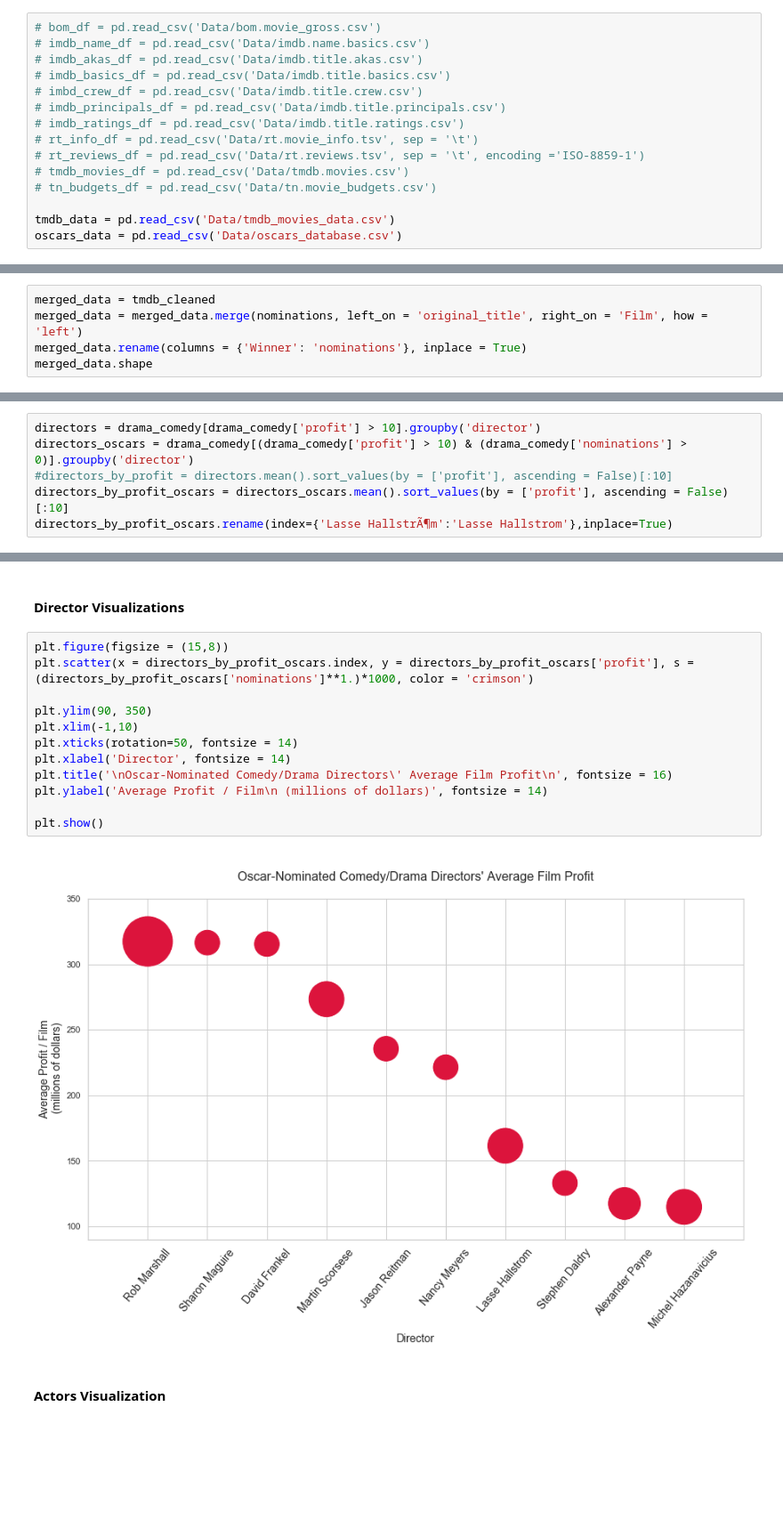
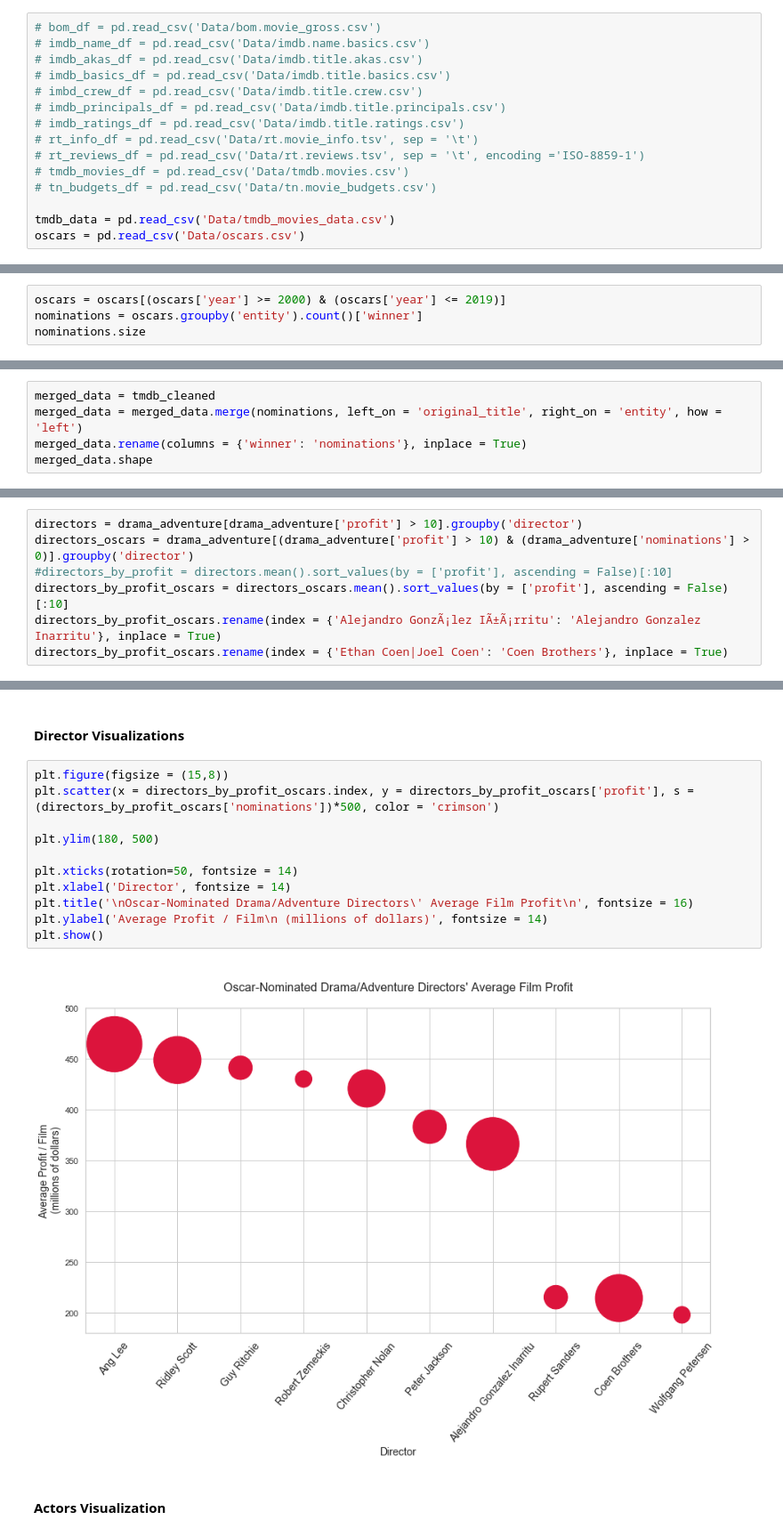
Before and after one commit to Seb-Bas/module_one_project, a Jupyter notebook: technical_nb.ipynb, the cells around one changed output, grey strips where cells are left out. Shown: that part at 89% size. Saved outputs shown, nothing was run; the diff lists cells and outputs as text; blank space fills up the shorter version.

```diff
--- a/technical_nb.ipynb
+++ b/technical_nb.ipynb
@@ -25,7 +25,7 @@ sns.set(style="whitegrid")
 # tn_budgets_df = pd.read_csv('Data/tn.movie_budgets.csv')
 
 tmdb_data = pd.read_csv('Data/tmdb_movies_data.csv')
-oscars_data = pd.read_csv('Data/oscars_database.csv')
+oscars = pd.read_csv('Data/oscars.csv')
 # %% [markdown]
 ## Data Cleaning
 # %% [markdown]
@@ -42,0 +33,4 @@ nominations.size
+# %%
+oscars = oscars[(oscars['year'] >= 2000) & (oscars['year'] <= 2019)]
+nominations = oscars.groupby('entity').count()['winner']
+nominations.size
@@ -62,8 +58,8 @@ tmdb_cleaned.shape
 #### Merge Data
 # %%
 merged_data = tmdb_cleaned
-merged_data = merged_data.merge(nominations, left_on = 'original_title', right_on = 'Film', how = 'left')
-merged_data.rename(columns = {'Winner': 'nominations'}, inplace = True)
+merged_data = merged_data.merge(nominations, left_on = 'original_title', right_on = 'entity', how = 'left')
+merged_data.rename(columns = {'winner': 'nominations'}, inplace = True)
 merged_data.shape
 # %% [output]
 (7121, 15)
@@ -124,7 +120,8 @@ print(len(drama_adventure_oscars['original_title']), len(drama_fantasy_oscars['o
 # %%
-directors = drama_comedy[drama_comedy['profit'] > 10].groupby('director')
-directors_oscars = drama_comedy[(drama_comedy['profit'] > 10) & (drama_comedy['nominations'] > 0)].groupby('director')
+directors = drama_adventure[drama_adventure['profit'] > 10].groupby('director')
+directors_oscars = drama_adventure[(drama_adventure['profit'] > 10) & (drama_adventure['nominations'] > 0)].groupby('director')
 #directors_by_profit = directors.mean().sort_values(by = ['profit'], ascending = False)[:10]
 directors_by_profit_oscars = directors_oscars.mean().sort_values(by = ['profit'], ascending = False)[:10]
-directors_by_profit_oscars.rename(index={'Lasse HallstrÃ¶m':'Lasse Hallstrom'},inplace=True)
+directors_by_profit_oscars.rename(index = {'Alejandro GonzÃ¡lez IÃ±Ã¡rritu': 'Alejandro Gonzalez Inarritu'}, inplace = True)
+directors_by_profit_oscars.rename(index = {'Ethan Coen|Joel Coen': 'Coen Brothers'}, inplace = True)
 # %% [markdown]
@@ -198,18 +219,17 @@ plt.show()
 #### Director Visualizations
 # %%
 plt.figure(figsize = (15,8))
-plt.scatter(x = directors_by_profit_oscars.index, y = directors_by_profit_oscars['profit'], s = (directors_by_profit_oscars['nominations']**1.)*1000, color = 'crimson')
+plt.scatter(x = directors_by_profit_oscars.index, y = directors_by_profit_oscars['profit'], s = (directors_by_profit_oscars['nominations'])*500, color = 'crimson')
 
-plt.ylim(90, 350)
-plt.xlim(-1,10)
+plt.ylim(180, 500)
+
 plt.xticks(rotation=50, fontsize = 14)
 plt.xlabel('Director', fontsize = 14)
-plt.title('\nOscar-Nominated Comedy/Drama Directors\' Average Film Profit\n', fontsize = 16)
+plt.title('\nOscar-Nominated Drama/Adventure Directors\' Average Film Profit\n', fontsize = 16)
 plt.ylabel('Average Profit / Film\n (millions of dollars)', fontsize = 14)
-
 plt.show()
 # %% [output]
-[figure, old version]
+[figure, new version]
 # %% [markdown]
 #### Actors Visualization
 # %%
```
Also changed, not shown: parts of 9 cells of this notebook, 9 other files.
